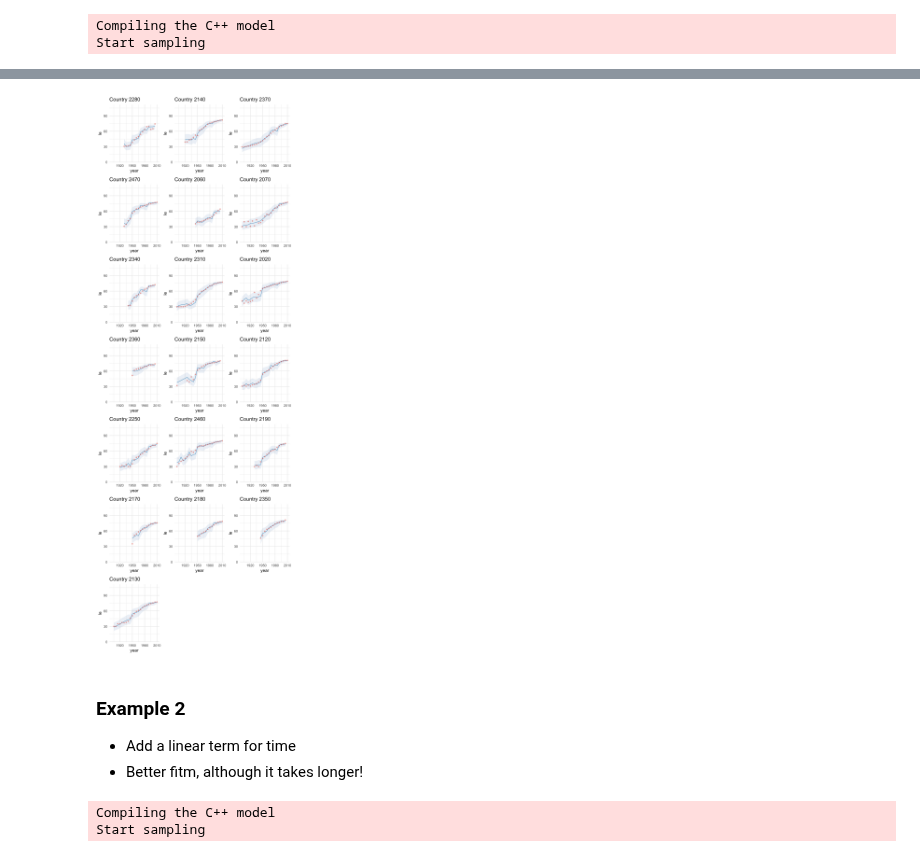
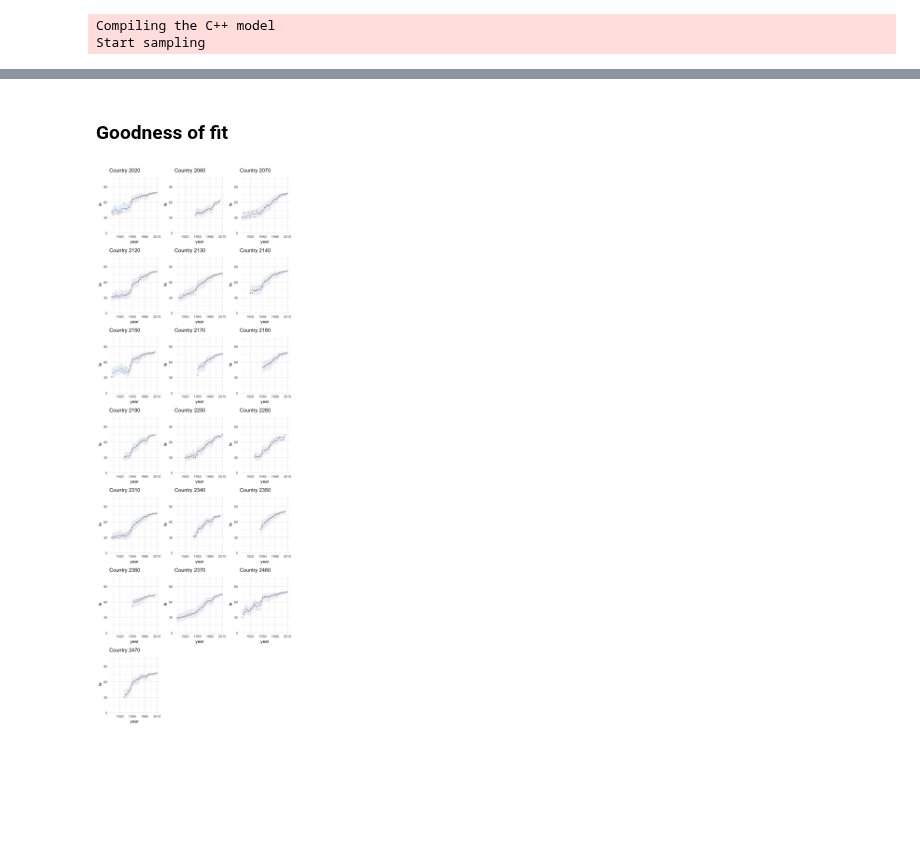
Before and after one commit to sdaza/lambda, a Jupyter notebook: notebooks/time_series_random_effect.ipynb, the cells around one changed output, grey strips where cells are left out. Drawn from its saved outputs; the diff is of its cells as text; code cells hidden in the pictures; blank space fills up the shorter version.

```diff
--- a/notebooks/time_series_random_effect.ipynb
+++ b/notebooks/time_series_random_effect.ipynb
@@ -119,3 +189,5 @@ get_orig_values_weibull = function(x, max_value) {
+# %% [markdown]
+### Goodness of fit
 # %%
 pred[,  `:=` (
     m = get_orig_values_weibull(m, max_le),
@@ -123,4 +195,4 @@ pred[,  `:=` (
     hi = get_orig_values_weibull(hi, max_le)
     )]
 # %%
-countries = unique(pred$ctry)
+countries = unique(df$ctry)
@@ -141,17 +211,6 @@ for (i in 1:length(scountries)) {
 }
 # %%
 options(repr.plot.width = 7, repr.plot.height = 20)
-eval(parse(text=paste0(paste0('plot', 1:length(scountries), collapse='+'), '+plot_layout(ncol = 3)')))
+eval(parse(text=paste0(paste0('plot', 1:length(countries), collapse='+'), '+plot_layout(ncol = 3)')))
 # %% [output]
-[figure, old version]
+[figure, new version]
-# %% [markdown]
-### Example 2
-
-- Add a linear term for time
-- Better fitm, although it takes longer!
-# %%
-w2 = brm(formula = wy ~ 1 + gdp_log + year_c + (gdp_log|ctry_year),
-    data = df)
-# %% [output]
-Compiling the C++ model
-Start sampling
```
Also changed, not shown: parts of 33 cells of this notebook.
